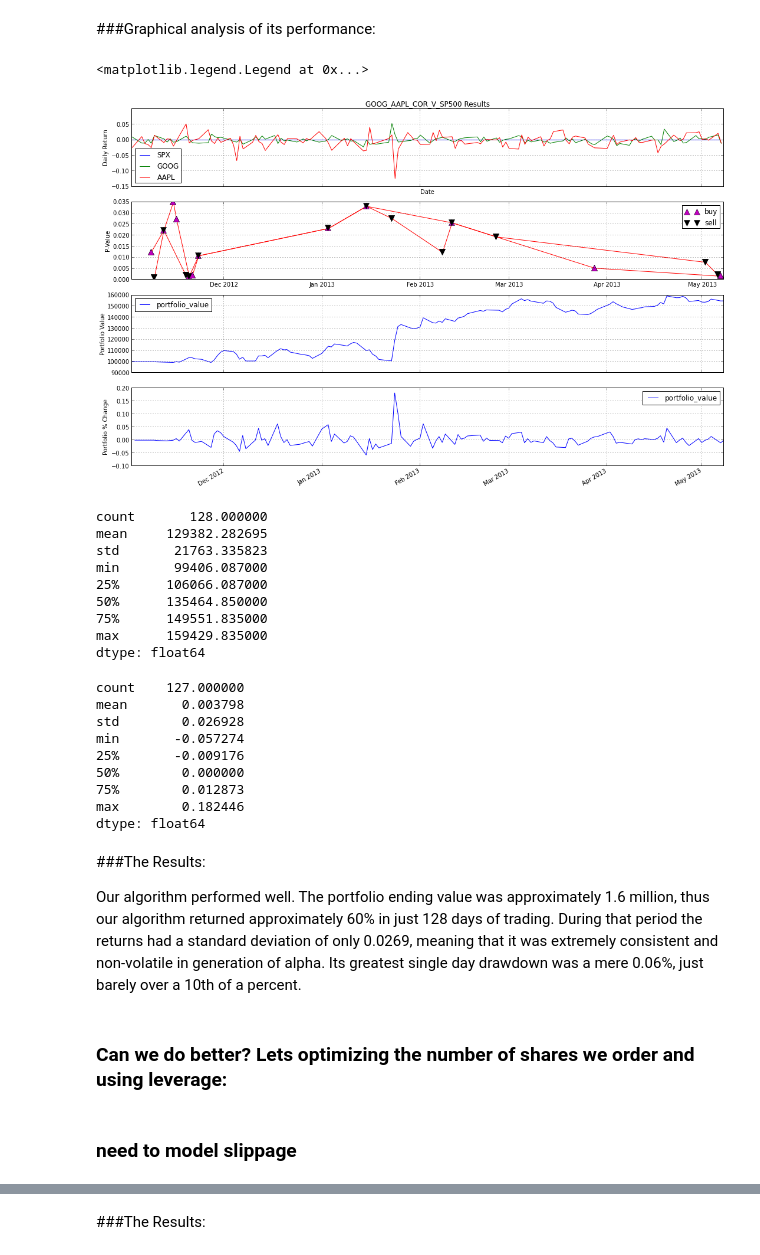
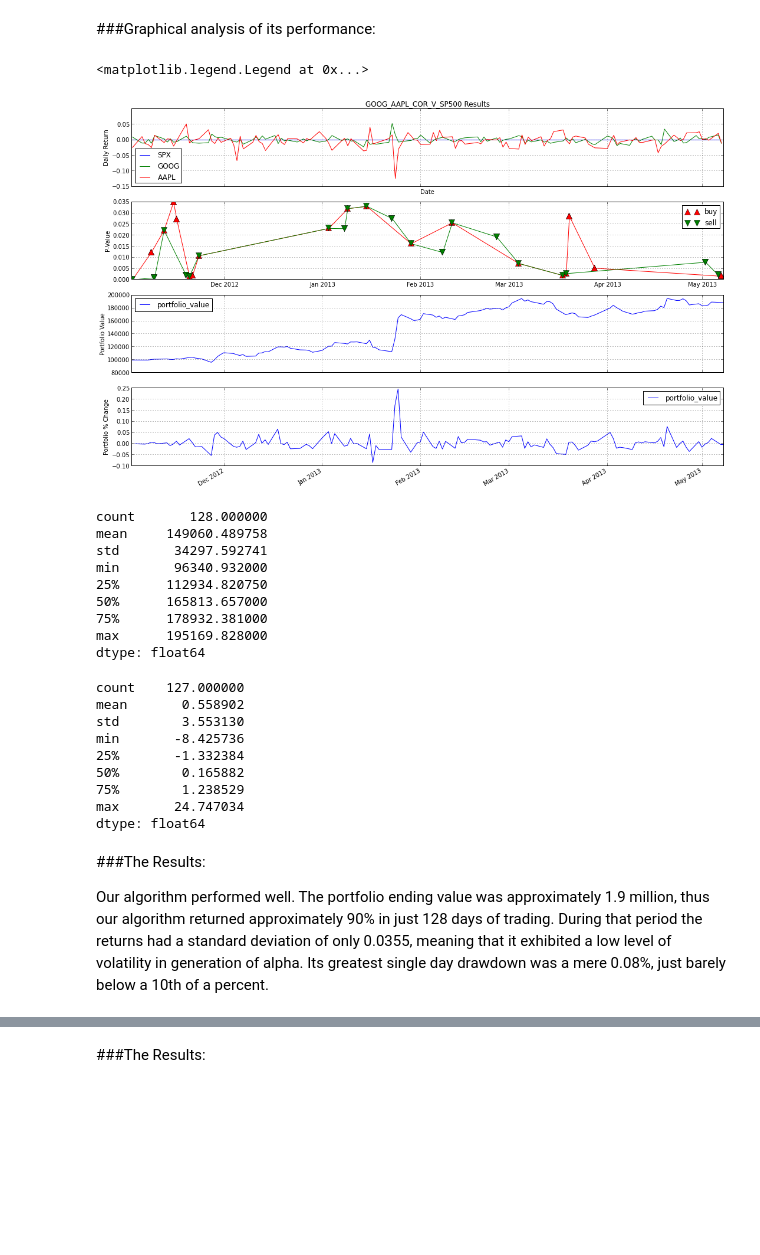
Before and after one commit to agconti/trading, a Jupyter notebook: GOOG V. AAPL Correlation Arb.ipynb, the cells around one changed output, grey strips where cells are left out. Cells and saved outputs as stored; diff of their text form; code cells hidden in the pictures; blank space fills up the shorter version.

```diff
--- a/GOOG V. AAPL Correlation Arb.ipynb
+++ b/GOOG V. AAPL Correlation Arb.ipynb
@@ -283,26 +283,26 @@ class GOOG_AAPL_COR_V_SP500(TradingAlgorithm): # inherit from TradingAlgorithm
     aapl_mov, goog_mov = self.spx_normalize(data, self.pricea, self.priceg, self.pricespx, self.pricealag, self.priceglag, self.pricespxlag)
 
     corr, pval = self.correlation(data, self.pricea, self.priceg)
-    print 'Pearson Correlation: ' + str(corr)
+    print str(data.AAPL.datetime) + ' Pearson Correlation: ' + str(corr)
 
     #notional = self.portfolio.positions[data.AAPL].amount * pricea
     #notional = notional + self.portfolio.positions[data.GOOG].amount * priceg
 
     # need to include and optimization for # of shares
-    if goog_mov < 0 and corr > self.corr_tolerance:
+    if goog_mov < 0 and np.abs(corr) > self.corr_tolerance:
       self.order('AAPL',-100)
       self.sell_orders.append((data.AAPL.datetime, pval))
       print "{dt}: Selling 100 AAPL shares.".format(dt = data.AAPL.datetime)
-    elif goog_mov > 0 and corr > self.corr_tolerance:
+    elif goog_mov > 0 and np.abs(corr) > self.corr_tolerance:
       self.order('AAPL',100)
       self.buy_orders.append((data.AAPL.datetime, pval))
       print "{dt}: Buying 100 AAPL shares.".format(dt = data.AAPL.datetime)
 
-    if aapl_mov < 0 and  corr > self.corr_tolerance:
+    if aapl_mov < 0 and  np.abs(corr) > self.corr_tolerance:
       self.order('GOOG',-100)
       self.sell_orders.append((data.GOOG.datetime, pval))
       print "{dt}: Selling 100 GOOG shares.".format(dt = data.GOOG.datetime)
-    elif aapl_mov > 0 and corr > self.corr_tolerance:
+    elif aapl_mov > 0 and np.abs(corr) > self.corr_tolerance:
       self.order('GOOG',100)
       self.buy_orders.append((data.GOOG.datetime, pval))
       print "{dt}: Buying 100 GOOG shares.".format(dt = data.GOOG.datetime)
@@ -376,66 +366,62 @@ ax1 = plt.subplot(411)
 (data.GOOG.pct_change() - data.SPX.pct_change()).plot(label='GOOG')
 (data.AAPL.pct_change() - data.SPX.pct_change()).plot(label='AAPL')
 plt.ylabel("Daily Return")
 legend(loc='best')
 plt.title("Adj Closing Prices adjusted for S&P movements")
 plt.setp(ax2.get_xticklabels(), visible=False)
 
 GOOG_AAPL_COR_V_SP500.buy_orders = np.asarray(GOOG_AAPL_COR_V_SP500.buy_orders)
 GOOG_AAPL_COR_V_SP500.sell_orders = np.asarray(GOOG_AAPL_COR_V_SP500.sell_orders)
 plt.title("GOOG_AAPL_COR_V_SP500 Results")
 
 ax2 = plt.subplot(412, sharex=ax1)
 plt.plot(GOOG_AAPL_COR_V_SP500.buy_orders[:,0], GOOG_AAPL_COR_V_SP500.buy_orders[:,1], color = 'r')
-plt.plot(GOOG_AAPL_COR_V_SP500.sell_orders[:,0], GOOG_AAPL_COR_V_SP500.sell_orders[:,1], color = 'r')
-plt.plot(GOOG_AAPL_COR_V_SP500.buy_orders[:,0], GOOG_AAPL_COR_V_SP500.buy_orders[:,1], '^', c='m', markersize=10, label='buy')
-plt.plot(GOOG_AAPL_COR_V_SP500.sell_orders[:,0], GOOG_AAPL_COR_V_SP500.sell_orders[:,1], 'v', c='k', markersize=10, label='sell')
+plt.plot(GOOG_AAPL_COR_V_SP500.sell_orders[:,0], GOOG_AAPL_COR_V_SP500.sell_orders[:,1], color = 'g')
+plt.plot(GOOG_AAPL_COR_V_SP500.buy_orders[:,0], GOOG_AAPL_COR_V_SP500.buy_orders[:,1], '^', c='r', markersize=10, label='buy')
+plt.plot(GOOG_AAPL_COR_V_SP500.sell_orders[:,0], GOOG_AAPL_COR_V_SP500.sell_orders[:,1], 'v', c='g', markersize=10, label='sell')
 plt.ylabel('P-Value')
 plt.grid(b=True)
 plt.setp(ax1.get_xticklabels(), visible=False)
 plt.legend()
 
 ax3 = plt.subplot(413, sharex=ax1)
 results_GOOG_AAPL_COR_V_SP500.portfolio_value.plot()
 plt.setp(ax3.get_xticklabels(), visible=False)
 plt.ylabel('Portfolio Value')
 plt.legend(loc='best')
 
 ax4 = plt.subplot(414, sharex=ax1)
 results_GOOG_AAPL_COR_V_SP500.portfolio_value.pct_change().plot()
 plt.ylabel('Portfolio % Change')
 plt.legend()
 # %% [output]
 <matplotlib.legend.Legend at 0x...>
-[figure, old version]
+[figure, new version]
 # %%
 results_GOOG_AAPL_COR_V_SP500.portfolio_value.describe()
 # %% [output]
 count       128.000000
-mean     129382.282695
-std       21763.335823
-min       99406.087000
-25%      106066.087000
-50%      135464.850000
-75%      149551.835000
-max      159429.835000
+mean     149060.489758
+std       34297.592741
+min       96340.932000
+25%      112934.820750
+50%      165813.657000
+75%      178932.381000
+max      195169.828000
 dtype: float64
 # %%
-results_GOOG_AAPL_COR_V_SP500.portfolio_value.pct_change().describe()
+results_GOOG_AAPL_COR_V_SP500.portfolio_value.pct_change().apply(lambda x: x * 100).describe()
 # %% [output]
 count    127.000000
-mean       0.003798
-std        0.026928
-min       -0.057274
-25%       -0.009176
-50%        0.000000
-75%        0.012873
-max        0.182446
+mean       0.558902
+std        3.553130
+min       -8.425736
+25%       -1.332384
+50%        0.165882
+75%        1.238529
+max       24.747034
 dtype: float64
 # %% [markdown]
 ###The Results:
 
-Our algorithm performed well. The portfolio ending value was approximately 1.6 million, thus our algorithm returned approximately 60% in just 128 days of trading. During that period the returns had a standard deviation of only 0.0269, meaning that it was extremely consistent and non-volatile in generation of alpha. Its greatest single day drawdown was a mere 0.06%, just barely over a 10th of a percent.
+Our algorithm performed well. The portfolio ending value was approximately 1.9 million, thus our algorithm returned approximately 90% in just 128 days of trading. During that period the returns had a standard deviation of only 0.0355, meaning that it exhibited a low level of volatility in generation of alpha. Its greatest single day drawdown was a mere 0.08%, just barely below a 10th of a percent.
-# %% [markdown]
-### Can we do better? Lets optimizing the number of shares we order and using leverage:
-# %% [markdown]
-### need to model slippage
```
Also changed, not shown: parts of 23 cells of this notebook.
